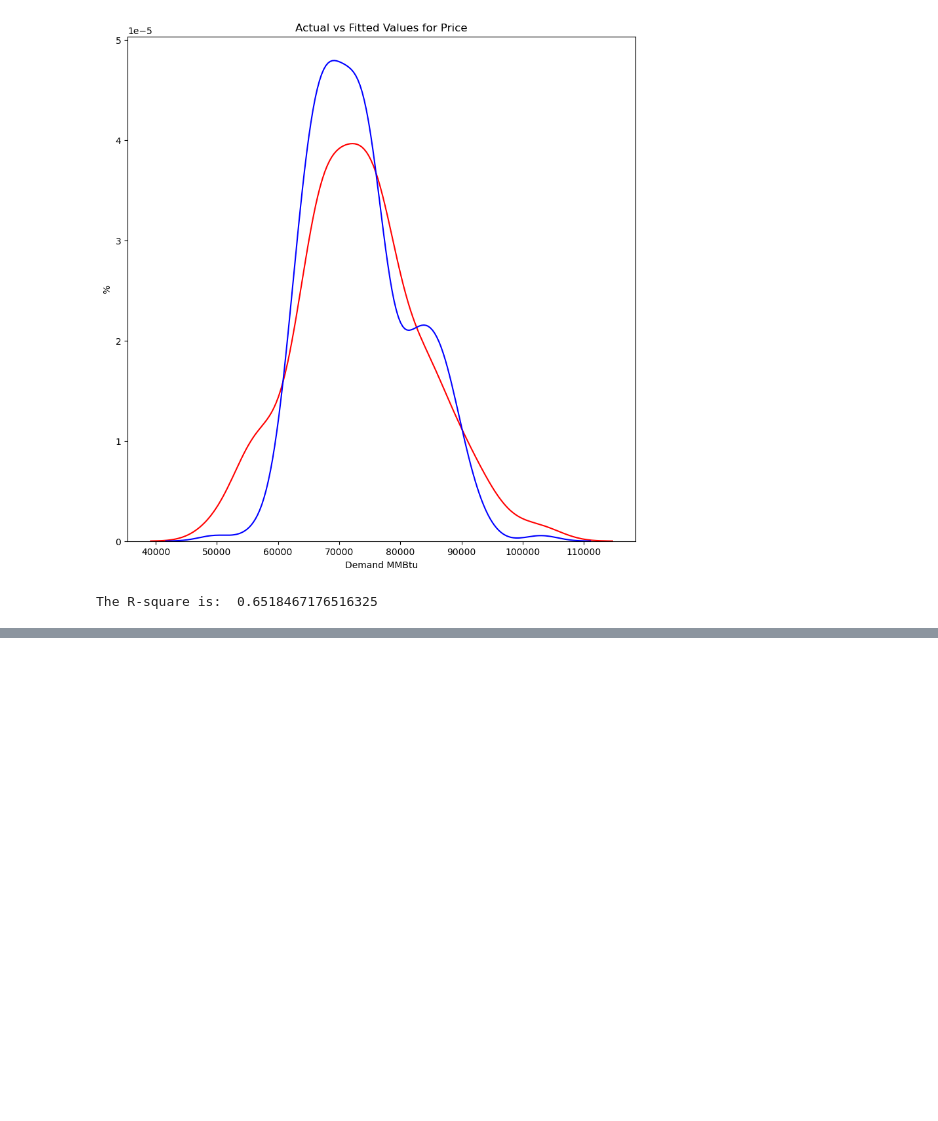
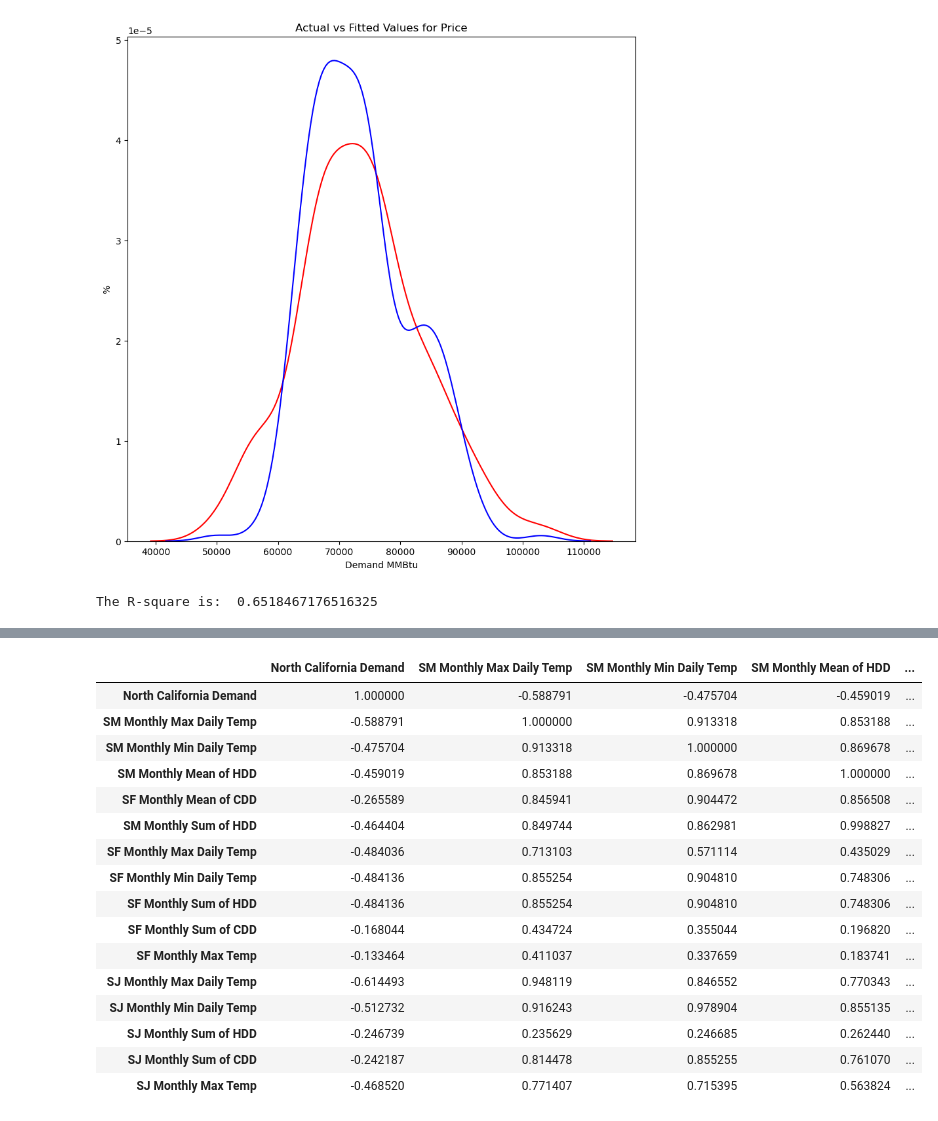
Before and after one commit to drewbosch98/Natural_Gas_Projects, a Jupyter notebook: S&D Model/Demand_MLR_Model.ipynb, the cells around one changed output, grey strips where cells are left out. Saved outputs shown, nothing was run; the diff lists cells and outputs as text; code cells hidden in the pictures; blank space fills up the shorter version.

```diff
--- a/S&D Model/Demand_MLR_Model.ipynb
+++ b/S&D Model/Demand_MLR_Model.ipynb
@@ -31,4 +31,4 @@ Index([                                                   'Date',
       dtype='object')
 # %%
 #Filtering to only get the data i need
-df.loc[:,"Date":'SJ Monthly Max Temp']
+df = df.loc[:,"Date":'SJ Monthly Max Temp']
@@ -139,0 +160,21 @@ strong multicollinearity problems or that the design matrix is singular.
+# %%
+df_corr_table = df.loc[:,'North California Demand': 'SJ Monthly Max Temp']
+df_corr_table.corr()
+# %% [output]
+|  | North California Demand | SM Monthly Max Daily Temp | SM Monthly Min Daily Temp | SM Monthly Mean of HDD | ... |
+| North California Demand | 1.000000 | -0.588791 | -0.475704 | -0.459019 | ... |
+| SM Monthly Max Daily Temp | -0.588791 | 1.000000 | 0.913318 | 0.853188 | ... |
+| SM Monthly Min Daily Temp | -0.475704 | 0.913318 | 1.000000 | 0.869678 | ... |
+| SM Monthly Mean of HDD | -0.459019 | 0.853188 | 0.869678 | 1.000000 | ... |
+| SF Monthly Mean of CDD | -0.265589 | 0.845941 | 0.904472 | 0.856508 | ... |
+| SM Monthly Sum of HDD | -0.464404 | 0.849744 | 0.862981 | 0.998827 | ... |
+| SF Monthly Max Daily Temp | -0.484036 | 0.713103 | 0.571114 | 0.435029 | ... |
+| SF Monthly Min Daily Temp | -0.484136 | 0.855254 | 0.904810 | 0.748306 | ... |
+| SF Monthly Sum of HDD | -0.484136 | 0.855254 | 0.904810 | 0.748306 | ... |
+| SF Monthly Sum of CDD | -0.168044 | 0.434724 | 0.355044 | 0.196820 | ... |
+| SF Monthly Max Temp | -0.133464 | 0.411037 | 0.337659 | 0.183741 | ... |
+| SJ Monthly Max Daily Temp | -0.614493 | 0.948119 | 0.846552 | 0.770343 | ... |
+| SJ Monthly Min Daily Temp | -0.512732 | 0.916243 | 0.978904 | 0.855135 | ... |
+| SJ Monthly Sum of HDD | -0.246739 | 0.235629 | 0.246685 | 0.262440 | ... |
+| SJ Monthly Sum of CDD | -0.242187 | 0.814478 | 0.855255 | 0.761070 | ... |
+| SJ Monthly Max Temp | -0.468520 | 0.771407 | 0.715395 | 0.563824 | ... |
```
Also changed, not shown: parts of 5 cells of this notebook.
